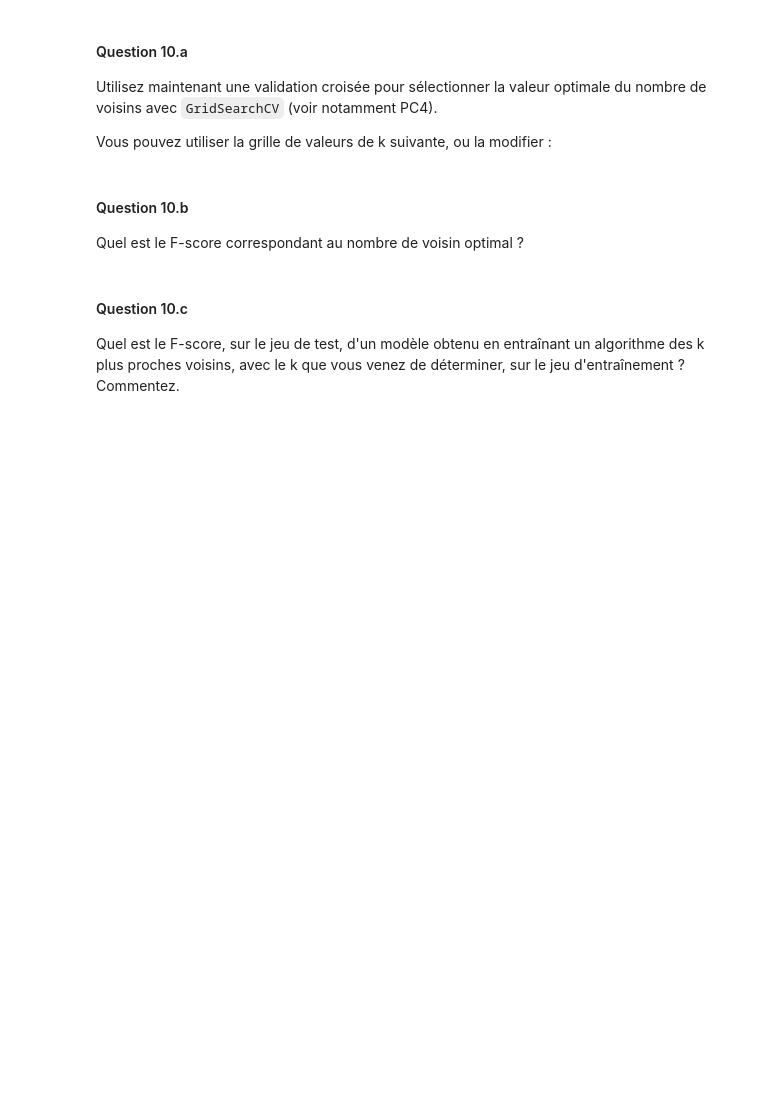
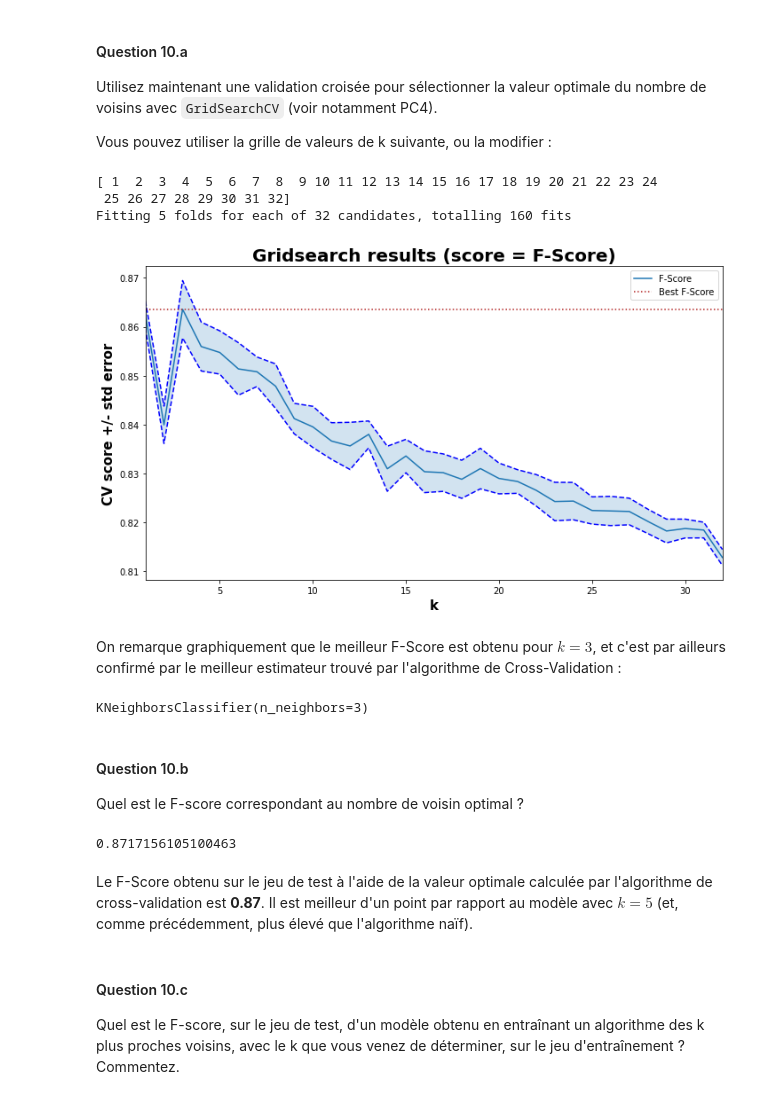
Before and after one commit to cesar-alm/projet-sdd, a Jupyter notebook: Projet.ipynb, the cells around one changed output. Cells and saved outputs as stored; diff of their text form; code cells hidden in the pictures; blank space fills up the shorter version.

```diff
--- a/Projet.ipynb
+++ b/Projet.ipynb
@@ -207,6 +267,72 @@ Vous pouvez utiliser la grille de valeurs de k suivante, ou la modifier :
+# %%
+# le paramètre que l'on veut obtenir
+nearest_neighbors = neighbors.KNeighborsClassifier()
+k_a_tester = np.linspace(1, 32, 32, dtype=int)
+tuned_parameters = [{'n_neighbors': k_a_tester}]
+
+# en combien on sépare notre jeu de données ?
+nb_folds = 5
+
+# on créé notre modèle
+grid = GridSearchCV(nearest_neighbors, tuned_parameters, cv=nb_folds, refit=True, verbose=1, scoring="f1")
+
+# on le calcule sur l'ensemble de nos données d'entraînement
+# on ne prend pas celles de test, qui serviront ensuite pour vérifier la performance du modèle optimal trouvé
+grid.fit(X_train_preprocessed, y_train)
+
+# on récupère les résultats. Le score est celui
+scores = grid.cv_results_['mean_test_score']
+scores_std = grid.cv_results_['std_test_score']
+
+# compute standard errors
+std_error = scores_std / np.sqrt(nb_folds)
+# %% [output]
+[ 1  2  3  4  5  6  7  8  9 10 11 12 13 14 15 16 17 18 19 20 21 22 23 24
+ 25 26 27 28 29 30 31 32]
+Fitting 5 folds for each of 32 candidates, totalling 160 fits
+# %%
+# initialize plot frame
+plt.figure(figsize=(10, 6))
+
+# plot scores with a log scale in x-axis
+plt.plot(k_a_tester, scores, label="F-Score")
+plt.plot(k_a_tester, scores + std_error, 'b--')
+plt.plot(k_a_tester, scores - std_error, 'b--')
+
+# control the translucency of the fill color with alpha=0.2
+plt.fill_between(k_a_tester, scores + std_error, scores - std_error, alpha=0.2)
+
+# plot best score
+plt.axhline(np.max(scores), linestyle=':', color="firebrick", label="Best F-Score")
+
+# format plot
+plt.xlabel("k", fontweight="bold", fontsize=15)
+plt.ylabel("CV score +/- std error", fontweight="bold", fontsize=15)
+plt.xlim([k_a_tester[0], k_a_tester[-1]])
+plt.title("Gridsearch results (score = F-Score)", fontweight="bold", fontsize=20)
+plt.legend(loc="best")
+plt.tight_layout()
+plt.show()
+# %% [output]
+[figure, added]
+# %% [markdown]
+On remarque graphiquement que le meilleur F-Score est obtenu pour $k=3$, et c'est par ailleurs confirmé par le meilleur estimateur trouvé par l'algorithme de Cross-Validation :
+# %%
+grid.best_estimator_
+# %% [output]
+KNeighborsClassifier(n_neighbors=3)
 # %% [markdown]
 #### Question 10.b
 Quel est le F-score correspondant au nombre de voisin optimal ?
+# %%
+y_predicted = grid.best_estimator_.predict(X_test_preprocessed)
+
+f_score = f1_score(y_test, y_predicted)
+f_score
+# %% [output]
+0.8717156105100463
+# %% [markdown]
+Le F-Score obtenu sur le jeu de test à l'aide de la valeur optimale calculée par l'algorithme de cross-validation est **0.87**. Il est meilleur d'un point par rapport au modèle avec $k=5$ (et, comme précédemment, plus élevé que l'algorithme naïf).
 # %% [markdown]
 #### Question 10.c
 
```
Also changed, not shown: parts of 18 cells of this notebook.
